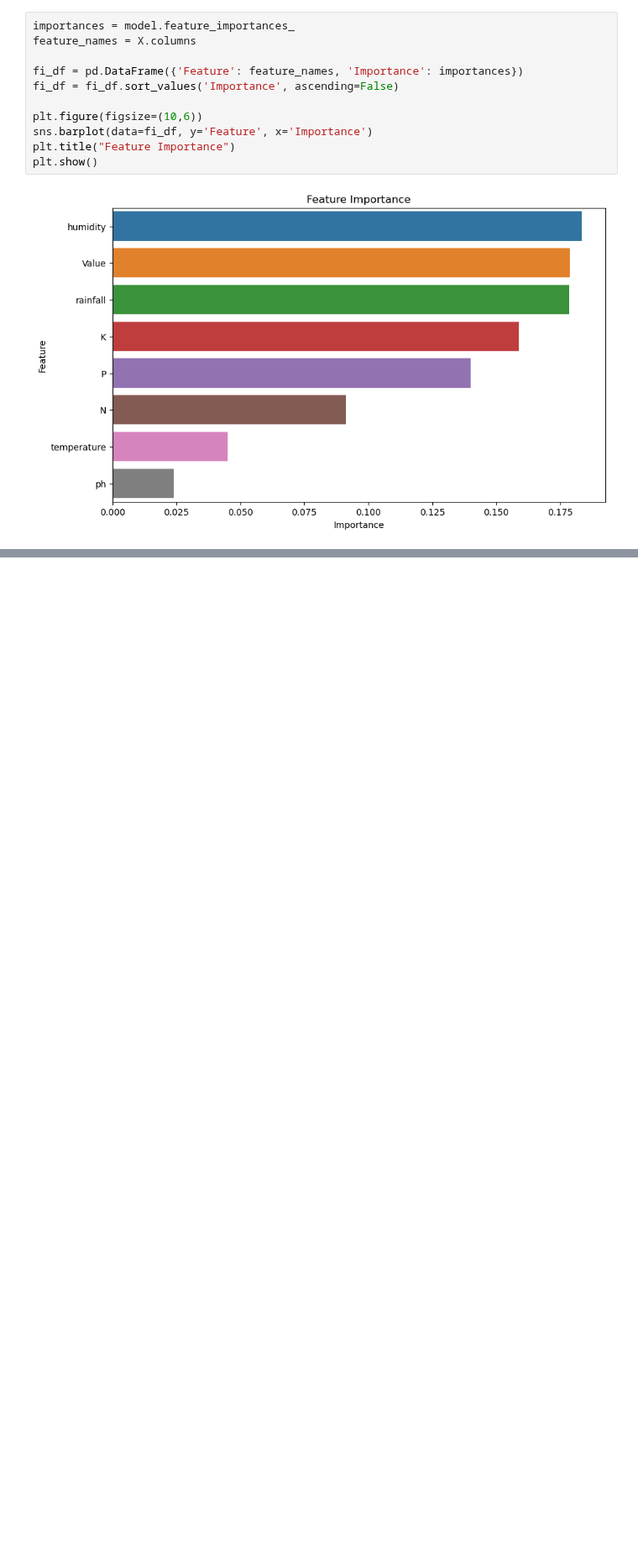
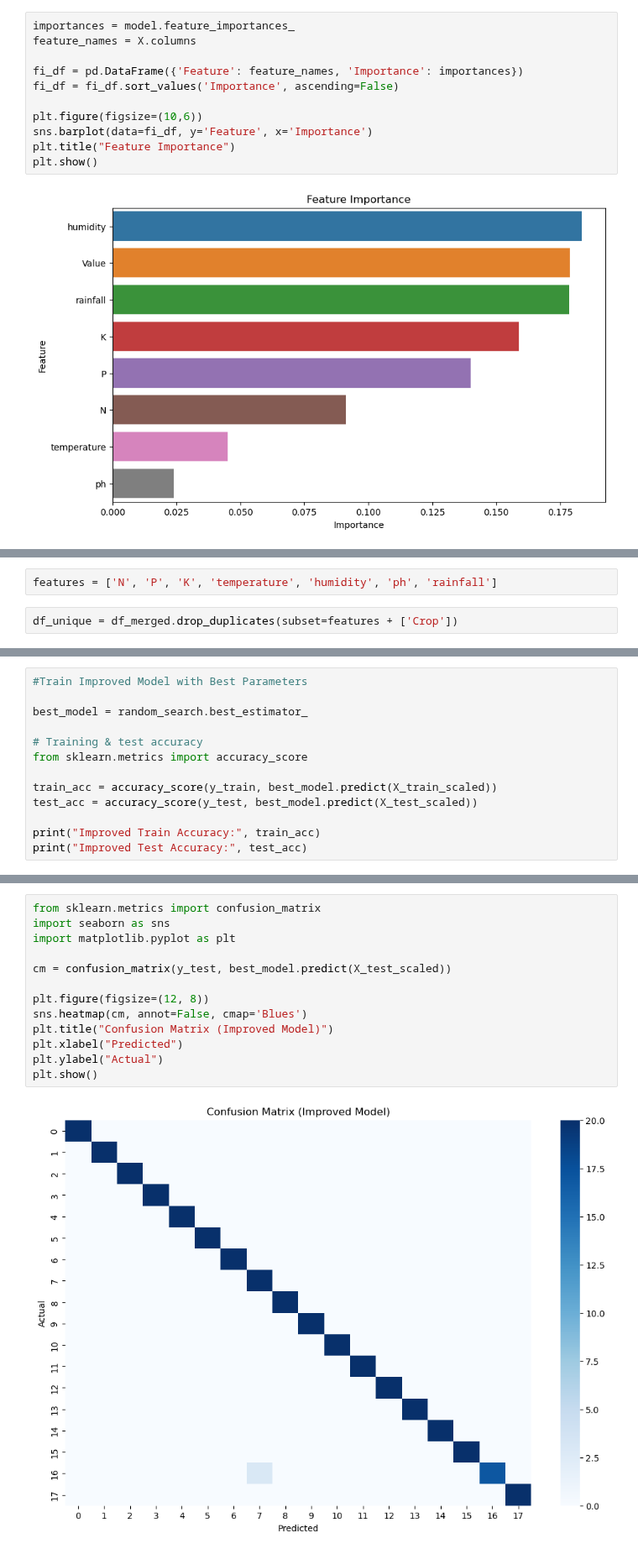
Before and after one commit to springboardmentor2468a-lab/AgriYield, a Jupyter notebook: modeltraining.ipynb, the cells around one changed output, grey strips where cells are left out. Shown at 84% size. Drawn from its saved outputs; the diff is of its cells as text; blank space fills up the shorter version.

```diff
--- a/modeltraining.ipynb
+++ b/modeltraining.ipynb
@@ -472,0 +554,4 @@ plt.show()
+# %%
+features = ['N', 'P', 'K', 'temperature', 'humidity', 'ph', 'rainfall']
+# %%
+df_unique = df_merged.drop_duplicates(subset=features + ['Crop'])
@@ -472,0 +663,13 @@ plt.show()
+# %%
+#Train Improved Model with Best Parameters
+
+best_model = random_search.best_estimator_
+
+# Training & test accuracy
+from sklearn.metrics import accuracy_score
+
+train_acc = accuracy_score(y_train, best_model.predict(X_train_scaled))
+test_acc = accuracy_score(y_test, best_model.predict(X_test_scaled))
+
+print("Improved Train Accuracy:", train_acc)
+print("Improved Test Accuracy:", test_acc)
@@ -472,0 +718,15 @@ plt.show()
+# %%
+from sklearn.metrics import confusion_matrix
+import seaborn as sns
+import matplotlib.pyplot as plt
+
+cm = confusion_matrix(y_test, best_model.predict(X_test_scaled))
+
+plt.figure(figsize=(12, 8))
+sns.heatmap(cm, annot=False, cmap='Blues')
+plt.title("Confusion Matrix (Improved Model)")
+plt.xlabel("Predicted")
+plt.ylabel("Actual")
+plt.show()
+# %% [output]
+[figure, added]
```
Also changed, not shown: parts of 16 cells of this notebook.
